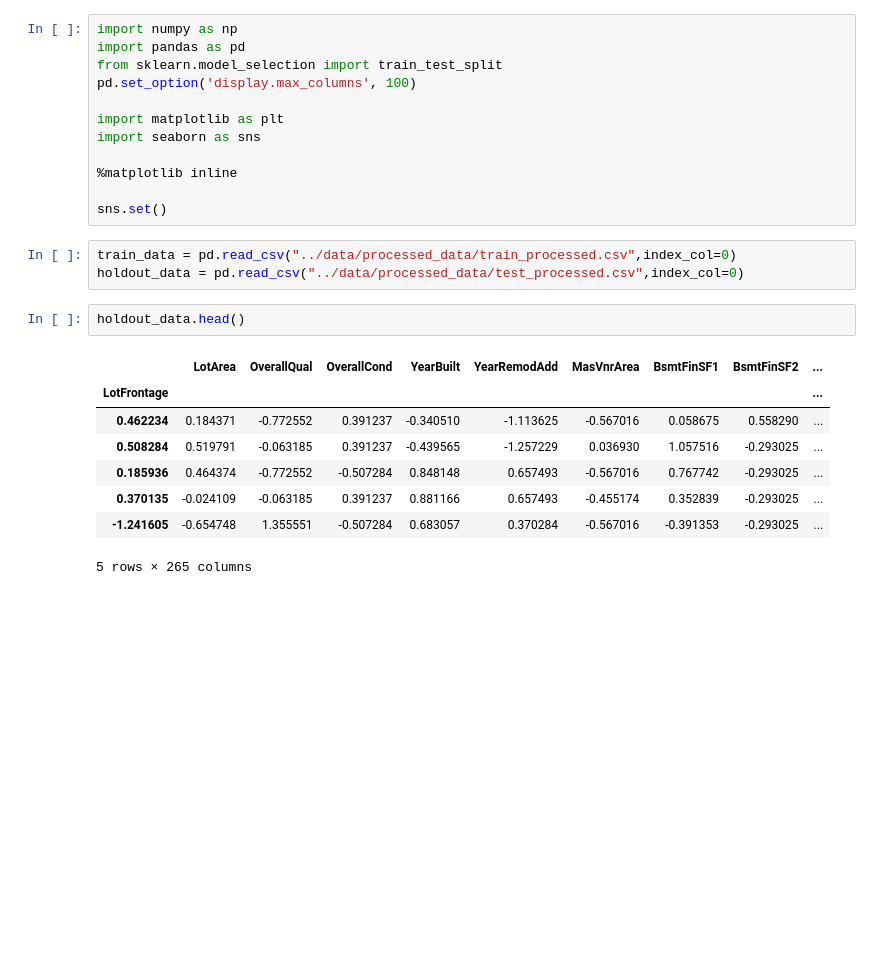
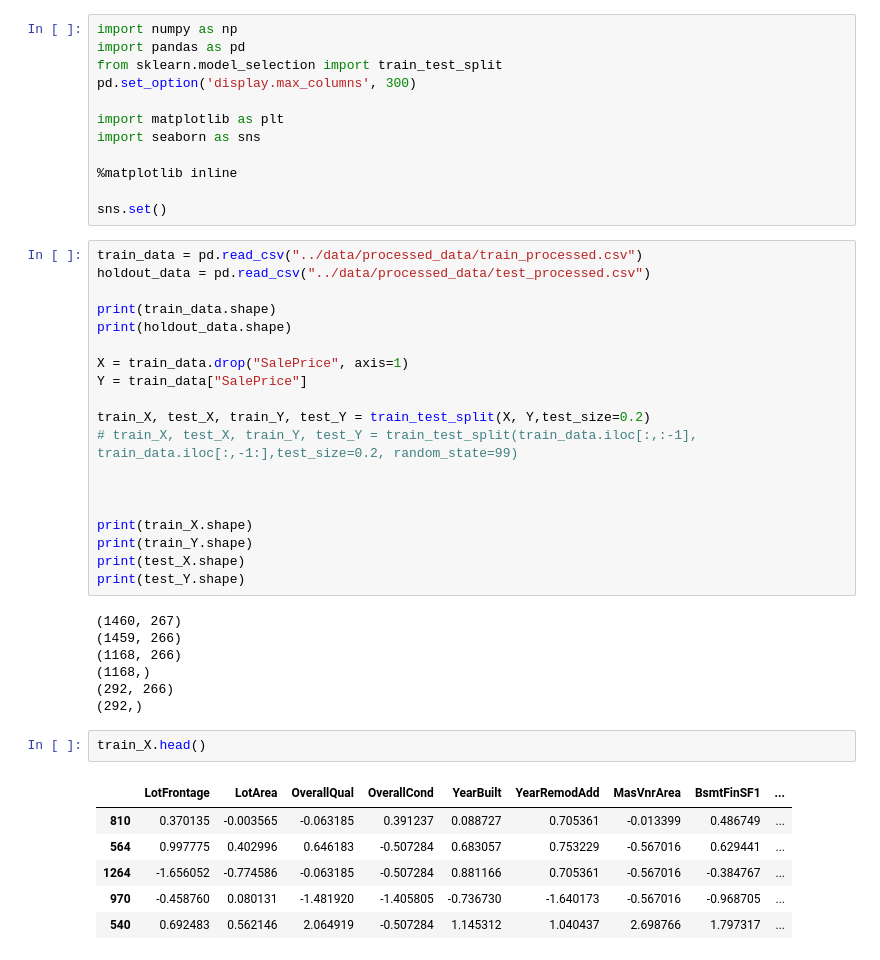
Before and after one commit to radhavrmk/MNN, a Jupyter notebook: notebooks/Models_Radha.ipynb, the cells around one changed output. Cells and saved outputs as stored; diff of their text form; blank space fills up the shorter version.

```diff
--- a/notebooks/Models_Radha.ipynb
+++ b/notebooks/Models_Radha.ipynb
@@ -2,7 +2,7 @@
 import numpy as np
 import pandas as pd
 from sklearn.model_selection import train_test_split
-pd.set_option('display.max_columns', 100)
+pd.set_option('display.max_columns', 300)
 
 import matplotlib as plt
 import seaborn as sns
@@ -10,17 +10,38 @@ import seaborn as sns
 %matplotlib inline
 
 sns.set()
-# %%
-train_data = pd.read_csv("../data/processed_data/train_processed.csv",index_col=0)
-holdout_data = pd.read_csv("../data/processed_data/test_processed.csv",index_col=0)
+# %%
+train_data = pd.read_csv("../data/processed_data/train_processed.csv")
+holdout_data = pd.read_csv("../data/processed_data/test_processed.csv")
+
+print(train_data.shape)
+print(holdout_data.shape)
+
+X = train_data.drop("SalePrice", axis=1)
+Y = train_data["SalePrice"]
+
+train_X, test_X, train_Y, test_Y = train_test_split(X, Y,test_size=0.2)
+# train_X, test_X, train_Y, test_Y = train_test_split(train_data.iloc[:,:-1], train_data.iloc[:,-1:],test_size=0.2, random_state=99)
+
+
+
+print(train_X.shape)
+print(train_Y.shape)
+print(test_X.shape)
+print(test_Y.shape)
+# %% [output]
+(1460, 267)
+(1459, 266)
+(1168, 266)
+(1168,)
+(292, 266)
+(292,)
 # %%
-holdout_data.head()
+train_X.head()
 # %% [output]
-|  | LotArea | OverallQual | OverallCond | YearBuilt | YearRemodAdd | MasVnrArea | BsmtFinSF1 | BsmtFinSF2 | ... |
-| LotFrontage |  |  |  |  |  |  |  |  | ... |
-| 0.462234 | 0.184371 | -0.772552 | 0.391237 | -0.340510 | -1.113625 | -0.567016 | 0.058675 | 0.558290 | ... |
-| 0.508284 | 0.519791 | -0.063185 | 0.391237 | -0.439565 | -1.257229 | 0.036930 | 1.057516 | -0.293025 | ... |
-| 0.185936 | 0.464374 | -0.772552 | -0.507284 | 0.848148 | 0.657493 | -0.567016 | 0.767742 | -0.293025 | ... |
-| 0.370135 | -0.024109 | -0.063185 | 0.391237 | 0.881166 | 0.657493 | -0.455174 | 0.352839 | -0.293025 | ... |
-| -1.241605 | -0.654748 | 1.355551 | -0.507284 | 0.683057 | 0.370284 | -0.567016 | -0.391353 | -0.293025 | ... |
+|  | LotFrontage | LotArea | OverallQual | OverallCond | YearBuilt | YearRemodAdd | MasVnrArea | BsmtFinSF1 | ... |
+| 810 | 0.370135 | -0.003565 | -0.063185 | 0.391237 | 0.088727 | 0.705361 | -0.013399 | 0.486749 | ... |
+| 564 | 0.997775 | 0.402996 | 0.646183 | -0.507284 | 0.683057 | 0.753229 | -0.567016 | 0.629441 | ... |
+| 1264 | -1.656052 | -0.774586 | -0.063185 | -0.507284 | 0.881166 | 0.705361 | -0.567016 | -0.384767 | ... |
+| 970 | -0.458760 | 0.080131 | -1.481920 | -1.405805 | -0.736730 | -1.640173 | -0.567016 | -0.968705 | ... |
+| 540 | 0.692483 | 0.562146 | 2.064919 | -0.507284 | 1.145312 | 1.040437 | 2.698766 | 1.797317 | ... |
-5 rows × 265 columns
```
Also changed, not shown: parts of 34 cells of this notebook, 3 other files.
